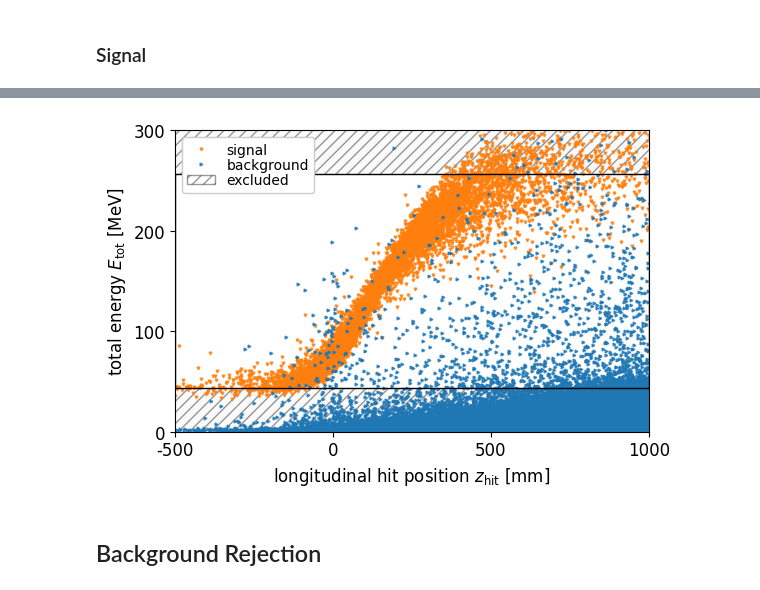
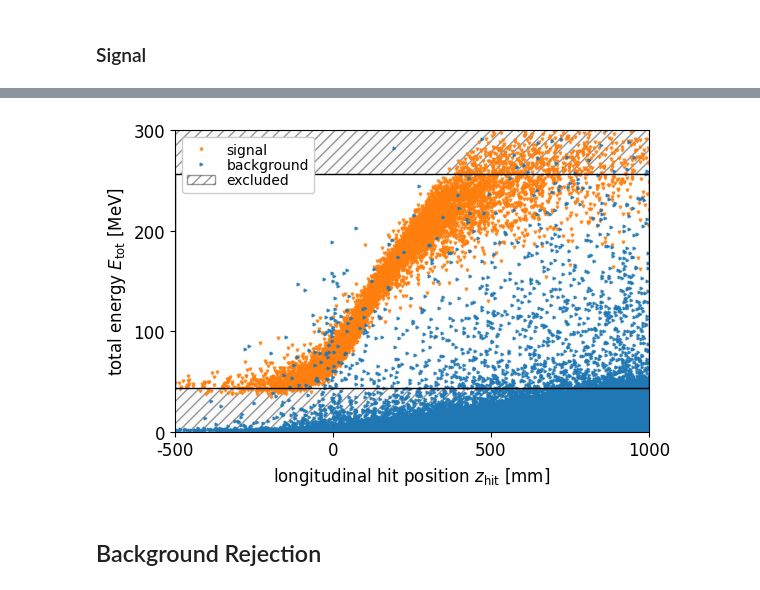
Before and after one commit to ivoschulthess/trueMuonium, a Jupyter notebook: analysis.ipynb, the cells around one changed output, grey strips where cells are left out. Drawn from its saved outputs; the diff is of its cells as text; code cells hidden in the pictures.

```diff
--- a/analysis.ipynb
+++ b/analysis.ipynb
@@ -67,7 +66,6 @@ z in [-500, 1000] mm
 ## Event Preselection
 # %%
 tm = pd.read_pickle('data/tm.xz')
-tm = tm[::10]
 eleBG = pd.read_pickle('data/eleBG.xz')
 posBG = pd.read_pickle('data/posBG.xz')
 
@@ -220,30 +255,30 @@ pair['dca'] = np.where(pair.crossNorm > eps, np.abs(pair.dx*pair.cx + pair.dy*pa
 # %%
 with plt.rc_context(hf.regu):
 
     fig, ax = plt.subplots()
 
-    ax.plot(ele.hitZ, ele.Etot, 'C1v', ms=2, alpha=0.8, label='signal')
-    ax.plot(pos.hitZ, pos.Etot, 'C1v', ms=2, alpha=0.8)
+    ax.plot(ele[::10].hitZ, ele[::10].Etot, 'C1v', ms=2, alpha=0.8, label='signal')
+    ax.plot(pos[::10].hitZ, pos[::10].Etot, 'C1v', ms=2, alpha=0.8)
 
     ax.plot(eleBG.z, eleBG.Etot, 'C0>', ms=2, alpha=0.8, label='background')
     ax.plot(posBG.z, posBG.Etot, 'C0>', ms=2, alpha=0.8)
 
     xtick = [-500, 0, 500, 1000]
     ytick = [0, 100, 200, 300]
     ax.set(xlim=(-500,1000), ylim=(0,photonEnergy), xticks=xtick, xticklabels=xtick, yticks=ytick, yticklabels=ytick)
 
     hf.add_hatched_exclusion(ax, x0=z_th_min, x1=z_th_max, y0=E_th_min, y1=E_th_max, hatch='///', label='excluded')
 
     ax.legend(loc='upper left')
     ax.set(xlabel=r'longitudinal hit position $z_\text{hit}$ [mm]', ylabel=r'total energy $E_\text{tot}$ [MeV]')
 
     fig.tight_layout()
     fig.savefig('plots/eventPreselection.png', dpi=300)
     fig.savefig('plots/eventPreselection.pdf')
 
     plt.show()
 # %% [output]
-[figure, old version]
+[figure, new version]
 # %% [markdown]
 ## Background Rejection
 # %%
```
Also changed, not shown: parts of 8 cells of this notebook.
